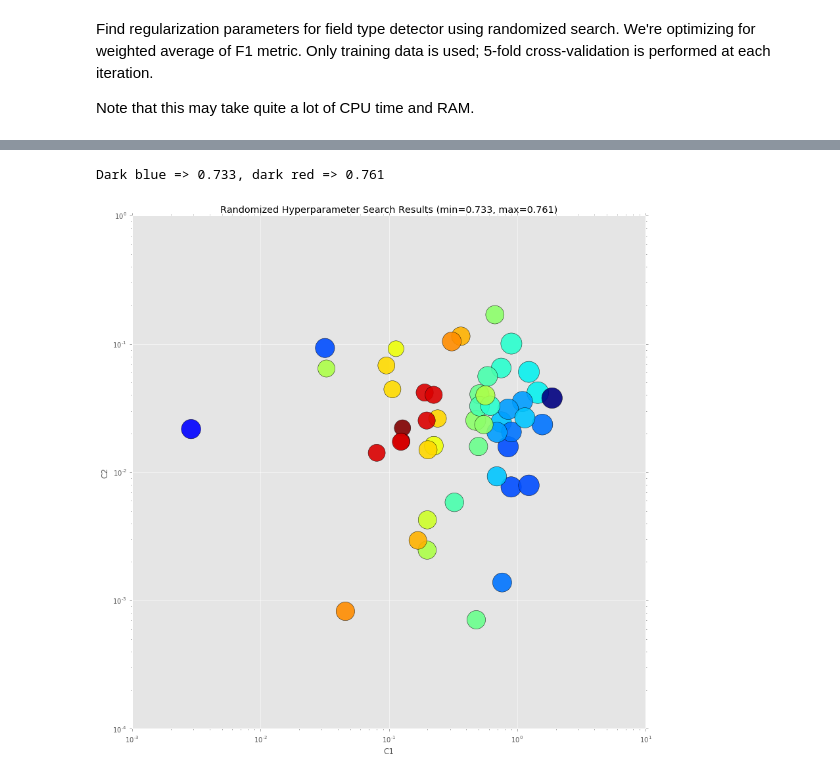
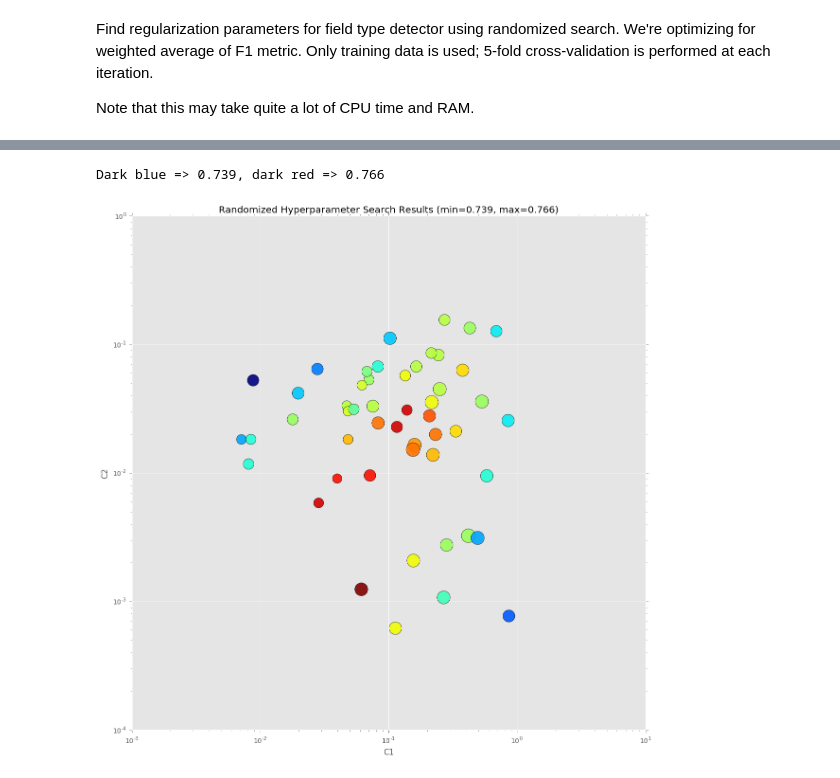
Before and after one commit to TeamHG-Memex/Formasaurus, a Jupyter notebook: notebooks/Field Type Detection.ipynb, the cells around one changed output, grey strips where cells are left out. Cells and saved outputs as stored; diff of their text form; code cells hidden in the pictures.

```diff
--- a/notebooks/Field Type Detection.ipynb
+++ b/notebooks/Field Type Detection.ipynb
@@ -69,14 +69,16 @@ accuracy_score(form_types_correct, form_types_realistic)
 Prepare training/testing data for field type detection. We use 1/4 (25%) of data for testing.
 # %%
 %%time
-def get_annotation_train_test_indices(annotations, n_folds=4):
+def get_annotation_train_test_indices(annotations, n_splits=4):
     """
     Split annotations into train and test parts, return train and test indices.
     The size of test part is approximately ``len(annotations)/n_folds``.
     it is guaranteed forms from the same website can't be both
     in train and test parts.
     """
-    for idx_train, idx_test in get_annotation_folds(annotations, n_folds):
+    groups = [get_domain(a.url) for a in annotations]
+    kfold = GroupKFold(n_splits=n_splits)
+    for idx_train, idx_test in kfold.split(annotations, groups=groups):
         break
     return idx_train, idx_test
 
@@ -119,21 +121,25 @@ Note that this may take quite a lot of CPU time and RAM.
 # %%
 %%time
 params_space = {
-    'c1': scipy.stats.expon(scale=0.5),
+    'c1': scipy.stats.expon(scale=0.2),
     'c2': scipy.stats.expon(scale=0.05),
 #     'max_iterations': [25, 30, 35, 100]
 #     'min_freq': [None, 2],
 }
 
 crf = CRF(all_possible_transitions=True, max_iterations=100)
+
+kfold = GroupKFold(n_splits=5)
+groups = [get_domain(a.url) for a in annotations_train]
+
 rs = RandomizedSearchCV(crf, params_space,
-    cv=get_annotation_folds(annotations_train, 5),
+    cv=kfold,
     verbose=1,
     n_jobs=-1,
     n_iter=50,
     iid=False,
     scoring=scorers.sequence_accuracy #fieldtype_model.scorer
 )
-rs.fit(X_train, y_train)
+rs.fit(X_train, y_train, groups=groups)
 # %% [output]
 Fitting 5 folds for each of 50 candidates, totalling 250 fits
@@ -158,26 +179,26 @@ rs.best_params_, crf.score(X_test, y_test)
 # %%
-_x = [s.parameters['c1'] for s in rs.grid_scores_]
-_y = [s.parameters['c2'] for s in rs.grid_scores_]
-_c = [s.mean_validation_score for s in rs.grid_scores_]
-_s = [200000*s.cv_validation_scores.std()**2 for s in rs.grid_scores_]
+_x = [s['c1'] for s in rs.cv_results_['params']]
+_y = [s['c2'] for s in rs.cv_results_['params']]
+_c = rs.cv_results_['mean_test_score']
+_s = [200000*s**2 for s in rs.cv_results_['std_test_score']]
 
 fig = plt.figure()
 fig.set_size_inches(14, 14)
 ax = plt.gca()
 ax.set_yscale('log')
 ax.set_xscale('log')
 ax.set_xlabel('C1')
 ax.set_ylabel('C2')
 ax.set_title("Randomized Hyperparameter Search Results (min={:0.3}, max={:0.3})".format(
     min(_c), max(_c)
 ))
 
 ax.scatter(_x, _y, c=_c, s=_s, alpha=0.9, edgecolors=[0,0,0])
 
 print("Dark blue => {:0.3}, dark red => {:0.3}".format(min(_c), max(_c)))
 # %% [output]
-Dark blue => 0.733, dark red => 0.761
+Dark blue => 0.739, dark red => 0.766
-[figure, old version]
+[figure, new version]
 # %%
 # %%time
 crf = rs.best_estimator_
```
Also changed, not shown: parts of 16 cells of this notebook.
